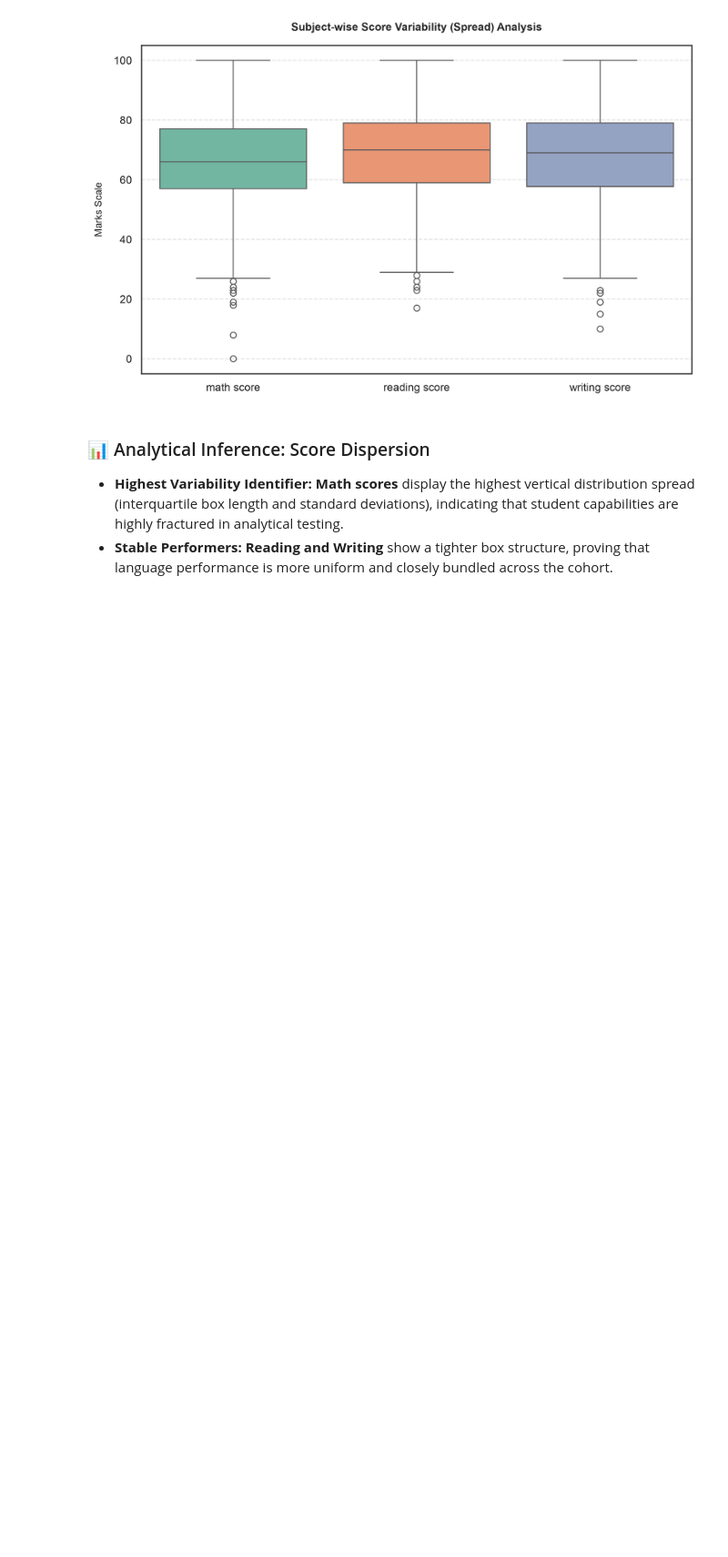
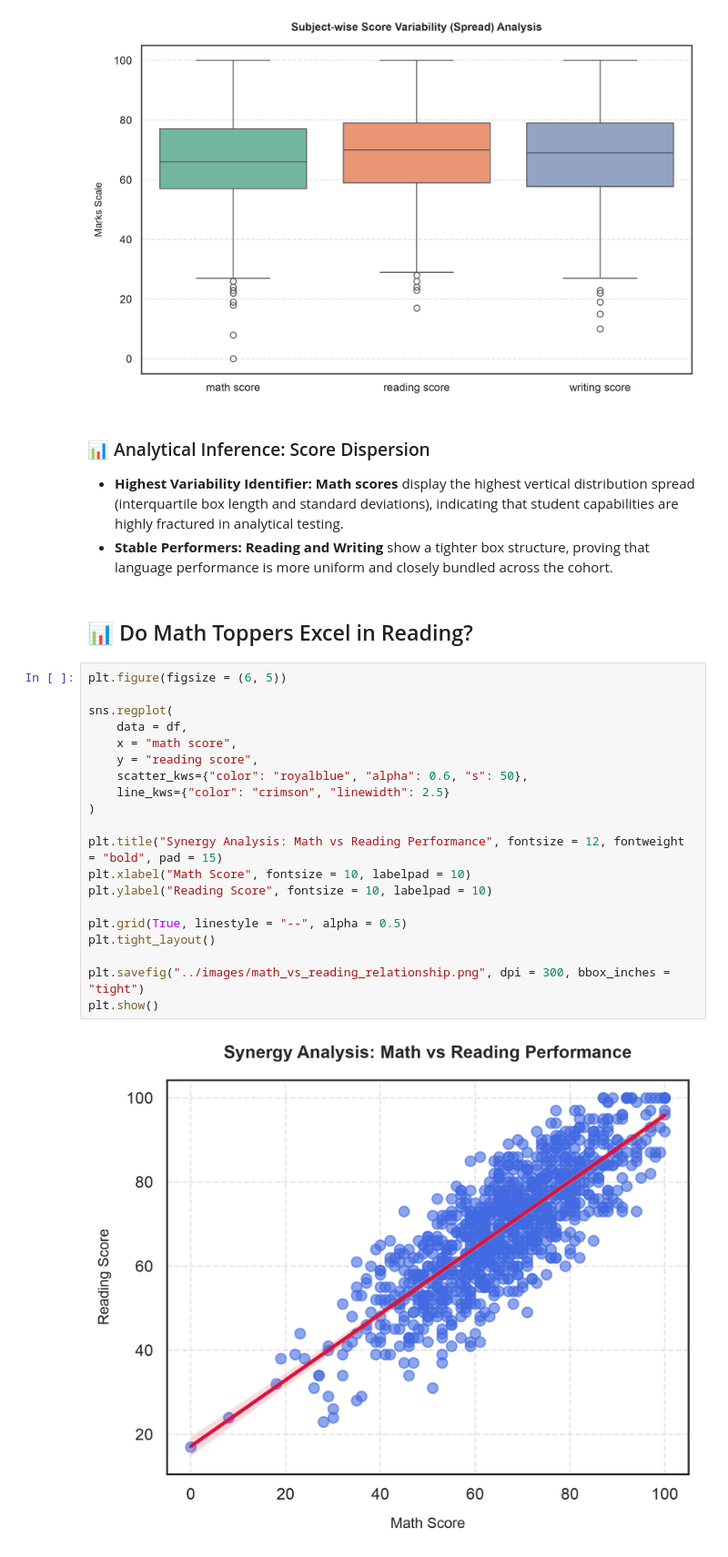
Before and after one commit to Pratyush-Guleria/data-analysis-projects, a Jupyter notebook: project-01-student-performance-analysis/notebooks/01_eda.ipynb, the cells around one changed output. Shown at 91% size. Cells and saved outputs as stored; diff of their text form; blank space fills up the shorter version.

Commit message:
Analysis on math vs reading relationship

```diff
--- a/project-01-student-performance-analysis/notebooks/01_eda.ipynb
+++ b/project-01-student-performance-analysis/notebooks/01_eda.ipynb
@@ -784,3 +784,27 @@ plt.show()
 
 * **Highest Variability Identifier:** **Math scores** display the highest vertical distribution spread (interquartile box length and standard deviations), indicating that student capabilities are highly fractured in analytical testing.
 * **Stable Performers:** **Reading and Writing** show a tighter box structure, proving that language performance is more uniform and closely bundled across the cohort.
+# %% [markdown]
+## 📊 Do Math Toppers Excel in Reading?
+# %%
+plt.figure(figsize = (6, 5))
+
+sns.regplot(
+    data = df,
+    x = "math score",
+    y = "reading score",
+    scatter_kws={"color": "royalblue", "alpha": 0.6, "s": 50},
+    line_kws={"color": "crimson", "linewidth": 2.5}
+)
+
+plt.title("Synergy Analysis: Math vs Reading Performance", fontsize = 12, fontweight = "bold", pad = 15)
+plt.xlabel("Math Score", fontsize = 10, labelpad = 10)
+plt.ylabel("Reading Score", fontsize = 10, labelpad = 10)
+
+plt.grid(True, linestyle = "--", alpha = 0.5)
+plt.tight_layout()
+
+plt.savefig("../images/math_vs_reading_relationship.png", dpi = 300, bbox_inches = "tight")
+plt.show()
+# %% [output]
+[figure, added]
```
Also changed, not shown: parts of 1 cell of this notebook.
